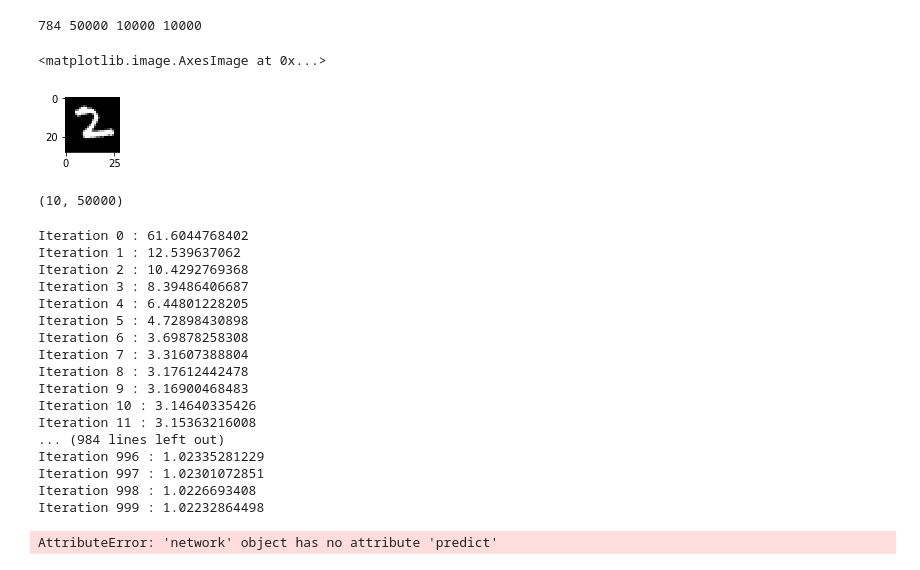
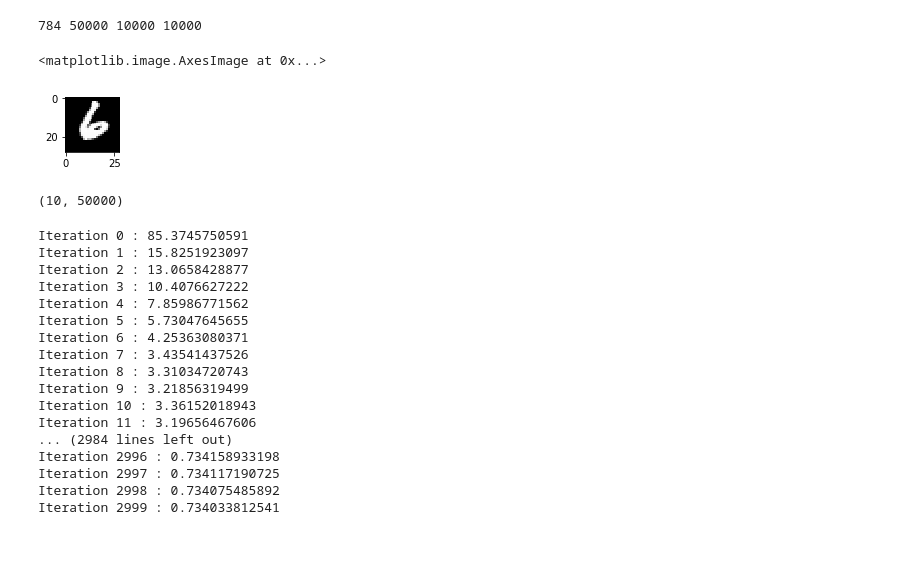
Before and after one commit to shubhamprasad0/simple-nn, a Jupyter notebook: src/MNIST.ipynb, the cells around one changed output. Cells and saved outputs as stored; diff of their text form; code cells hidden in the pictures.

```diff
--- a/src/MNIST.ipynb
+++ b/src/MNIST.ipynb
@@ -83,15 +84,15 @@ Y_test = np.array(test['label'].T).reshape(1, m_test)
 # %%
 # visualize images (change index to visualize other images)
 
-index = 1
+index = 15247
 h, w = (28, 28)
 plt.figure(figsize=(1, 1))
 data = np.array(X_train[:, index].reshape(h, w), dtype=np.uint8)
 img = Image.fromarray(data, mode='L')  # mode='L' for 8-bit pixels, black and white
 plt.imshow(img, cmap='gray')
 # %% [output]
 <matplotlib.image.AxesImage at 0x...>
-[figure, old version]
+[figure, new version]
 # %%
 # convert Y_train to equivalent one_hot_encoding
 
@@ -106,29 +107,22 @@ nn = network([X_train.shape[0], 10, 10], X_train, Y_train_one_hot)
 # %%
 # gradient descent
 
-nn.nn_model(learning_rate=0.0001, num_iter=1000)
+nn.nn_model(learning_rate=0.0001, num_iter=3000)
 # %% [output]
-Iteration 0 : 61.6044768402
-Iteration 1 : 12.539637062
-Iteration 2 : 10.4292769368
-Iteration 3 : 8.39486406687
-Iteration 4 : 6.44801228205
-Iteration 5 : 4.72898430898
-Iteration 6 : 3.69878258308
-Iteration 7 : 3.31607388804
-Iteration 8 : 3.17612442478
-Iteration 9 : 3.16900468483
-Iteration 10 : 3.14640335426
-Iteration 11 : 3.15363216008
-... (984 lines left out)
-Iteration 996 : 1.02335281229
-Iteration 997 : 1.02301072851
-Iteration 998 : 1.0226693408
-Iteration 999 : 1.02232864498
+Iteration 0 : 85.3745750591
+Iteration 1 : 15.8251923097
+Iteration 2 : 13.0658428877
+Iteration 3 : 10.4076627222
+Iteration 4 : 7.85986771562
+Iteration 5 : 5.73047645655
+Iteration 6 : 4.25363080371
+Iteration 7 : 3.43541437526
+Iteration 8 : 3.31034720743
+Iteration 9 : 3.21856319499
+Iteration 10 : 3.36152018943
+Iteration 11 : 3.19656467606
+... (2984 lines left out)
+Iteration 2996 : 0.734158933198
+Iteration 2997 : 0.734117190725
+Iteration 2998 : 0.734075485892
+Iteration 2999 : 0.734033812541
-# %%
-# prediction of labels
-
-Y_hat_test_one_hot = nn.predict(X_test);
-Y_hat_test = one_hot_decoding(Y_hat_test_one_hot)
-# %% [output]
-AttributeError: 'network' object has no attribute 'predict'
```
Also changed, not shown: parts of 5 cells of this notebook, 3 other files.
